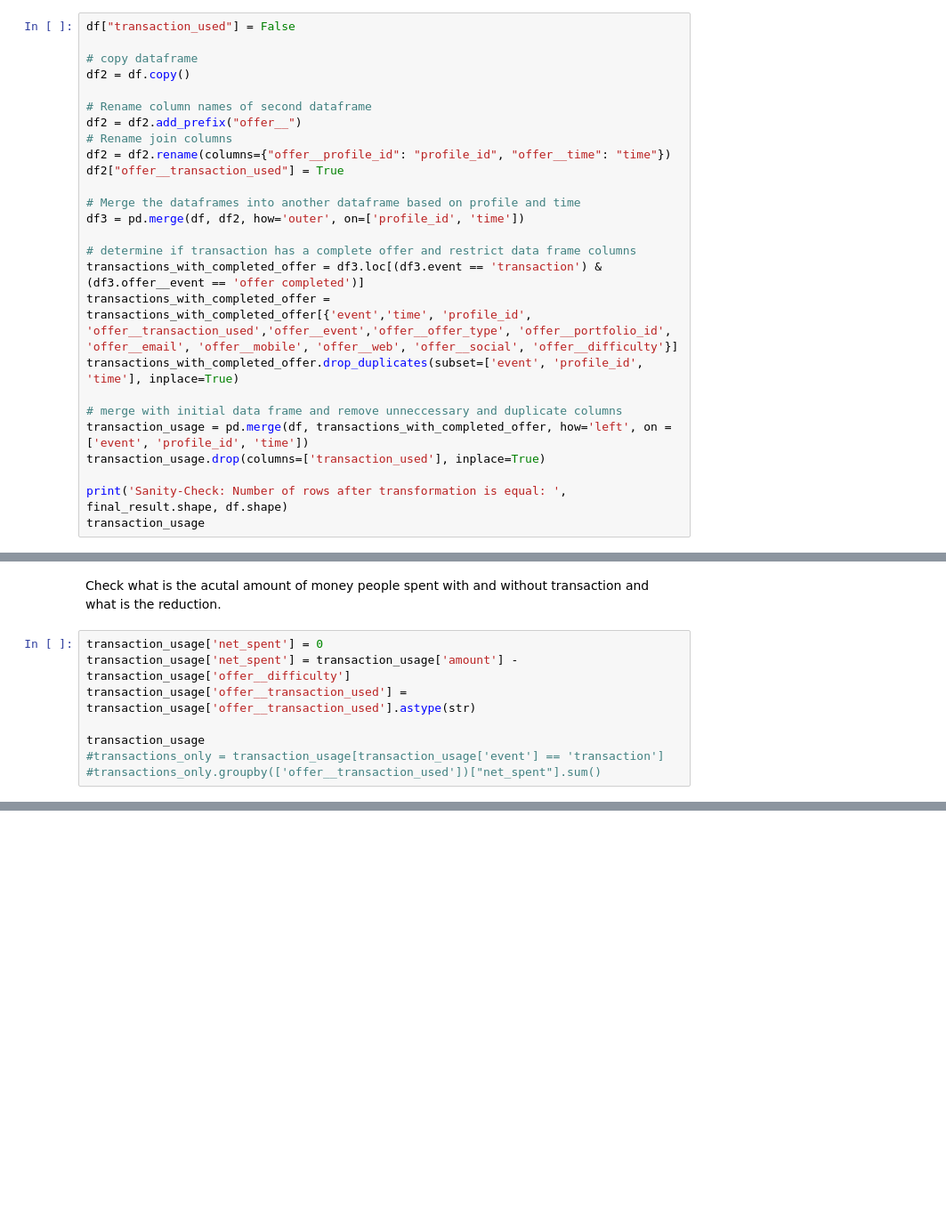
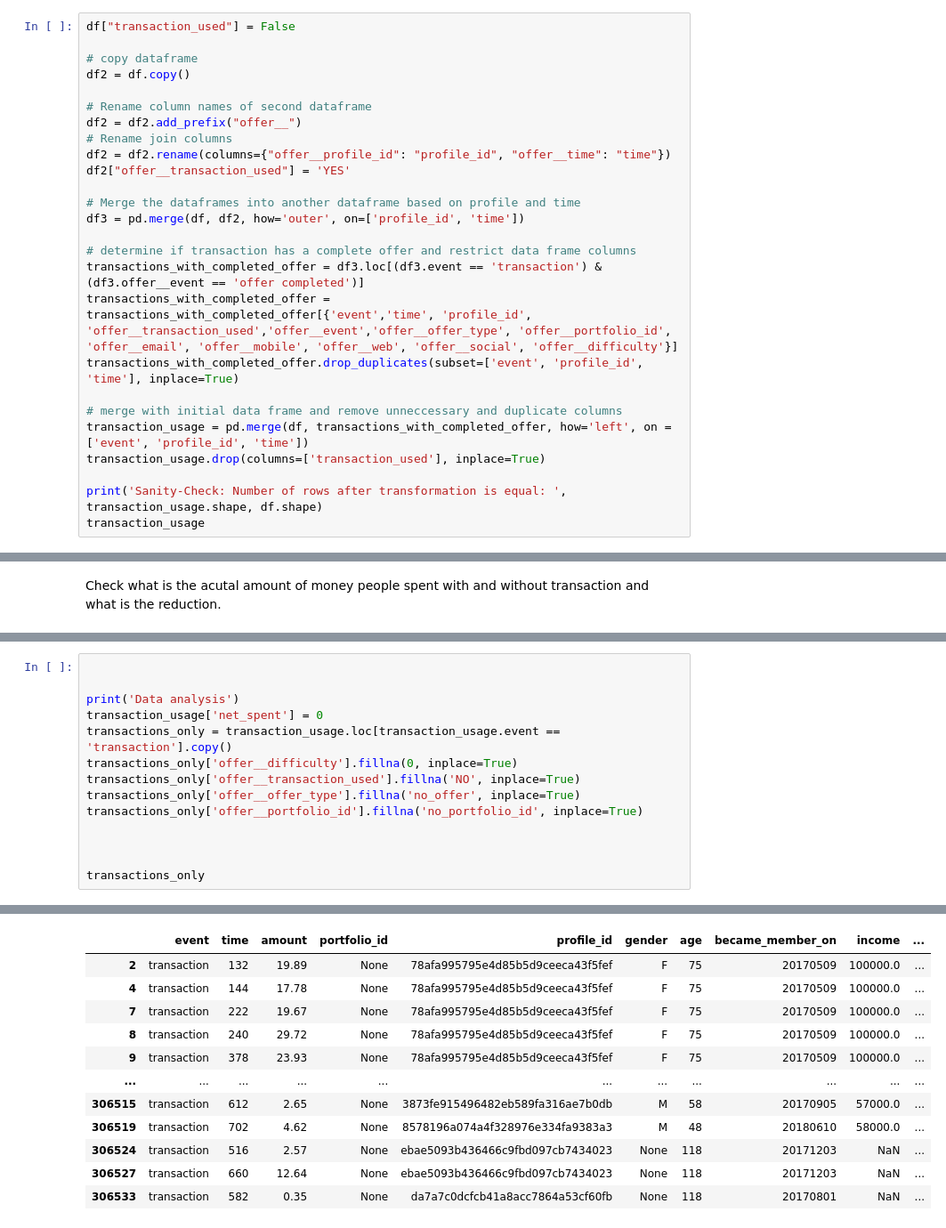
Before and after one commit to tosi88/udacity-starbucks-capstone, a Jupyter notebook: main.ipynb, the cells around one changed output, grey strips where cells are left out. Shown at 89% size. Cells and saved outputs as stored; diff of their text form; blank space fills up the shorter version.

Commit message:
add analytics on transactions

```diff
--- a/main.ipynb
+++ b/main.ipynb
@@ -381,7 +381,7 @@ df2 = df.copy()
 df2 = df2.add_prefix("offer__")
 # Rename join columns
 df2 = df2.rename(columns={"offer__profile_id": "profile_id", "offer__time": "time"})
-df2["offer__transaction_used"] = True
+df2["offer__transaction_used"] = 'YES'
 
 # Merge the dataframes into another dataframe based on profile and time
 df3 = pd.merge(df, df2, how='outer', on=['profile_id', 'time'])
@@ -395,6 +395,6 @@ transactions_with_completed_offer.drop_duplicates(subset=['event', 'profile_id',
 transaction_usage = pd.merge(df, transactions_with_completed_offer, how='left', on = ['event', 'profile_id', 'time'])
 transaction_usage.drop(columns=['transaction_used'], inplace=True)
 
-print('Sanity-Check: Number of rows after transformation is equal: ', final_result.shape, df.shape)
+print('Sanity-Check: Number of rows after transformation is equal: ', transaction_usage.shape, df.shape)
 transaction_usage
 # %% [output]
@@ -414,11 +414,3 @@ Sanity-Check: Number of rows after transformation is equal:  (306534, 25) (30653
 306534 rows × 26 columns
 # %% [markdown]
 Check what is the acutal amount of money people spent with and without transaction and what is the reduction.
-# %%
-transaction_usage['net_spent'] = 0
-transaction_usage['net_spent'] = transaction_usage['amount'] - transaction_usage['offer__difficulty']
-transaction_usage['offer__transaction_used'] = transaction_usage['offer__transaction_used'].astype(str)
-
-transaction_usage
-#transactions_only = transaction_usage[transaction_usage['event'] == 'transaction']
-#transactions_only.groupby(['offer__transaction_used'])["net_spent"].sum()
@@ -438,0 +417,15 @@ transaction_usage
+# %%
+
+
+print('Data analysis')
+transaction_usage['net_spent'] = 0
+transactions_only = transaction_usage.loc[transaction_usage.event == 'transaction'].copy()
+transactions_only['offer__difficulty'].fillna(0, inplace=True)
+transactions_only['offer__transaction_used'].fillna('NO', inplace=True)
+transactions_only['offer__offer_type'].fillna('no_offer', inplace=True)
+transactions_only['offer__portfolio_id'].fillna('no_portfolio_id', inplace=True)
+
+
+
+transactions_only
+# %% [output]
@@ -438,0 +433,12 @@ transaction_usage
+|  | event | time | amount | portfolio_id | profile_id | gender | age | became_member_on | income | ... |
+| 2 | transaction | 132 | 19.89 | None | 78afa995795e4d85b5d9ceeca43f5fef | F | 75 | 20170509 | 100000.0 | ... |
+| 4 | transaction | 144 | 17.78 | None | 78afa995795e4d85b5d9ceeca43f5fef | F | 75 | 20170509 | 100000.0 | ... |
+| 7 | transaction | 222 | 19.67 | None | 78afa995795e4d85b5d9ceeca43f5fef | F | 75 | 20170509 | 100000.0 | ... |
+| 8 | transaction | 240 | 29.72 | None | 78afa995795e4d85b5d9ceeca43f5fef | F | 75 | 20170509 | 100000.0 | ... |
+| 9 | transaction | 378 | 23.93 | None | 78afa995795e4d85b5d9ceeca43f5fef | F | 75 | 20170509 | 100000.0 | ... |
+| ... | ... | ... | ... | ... | ... | ... | ... | ... | ... | ... |
+| 306515 | transaction | 612 | 2.65 | None | 3873fe915496482eb589fa316ae7b0db | M | 58 | 20170905 | 57000.0 | ... |
+| 306519 | transaction | 702 | 4.62 | None | 8578196a074a4f328976e334fa9383a3 | M | 48 | 20180610 | 58000.0 | ... |
+| 306524 | transaction | 516 | 2.57 | None | ebae5093b436466c9fbd097cb7434023 | None | 118 | 20171203 | NaN | ... |
+| 306527 | transaction | 660 | 12.64 | None | ebae5093b436466c9fbd097cb7434023 | None | 118 | 20171203 | NaN | ... |
+| 306533 | transaction | 582 | 0.35 | None | da7a7c0dcfcb41a8acc7864a53cf60fb | None | 118 | 20170801 | NaN | ... |
```
Also changed, not shown: parts of 5 cells of this notebook.
